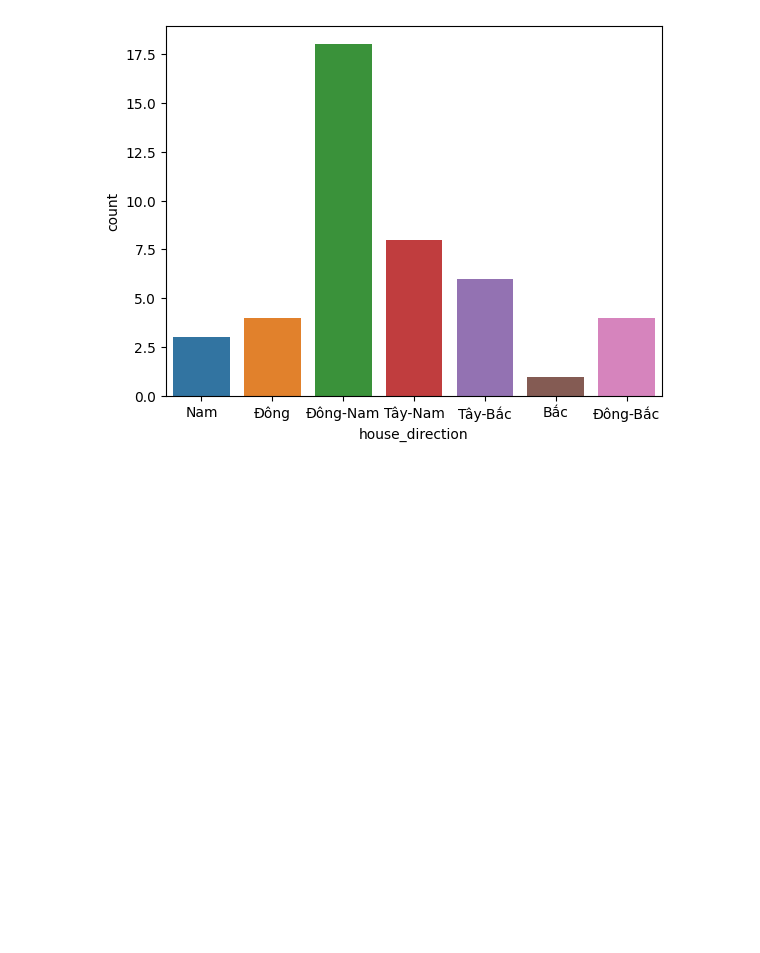
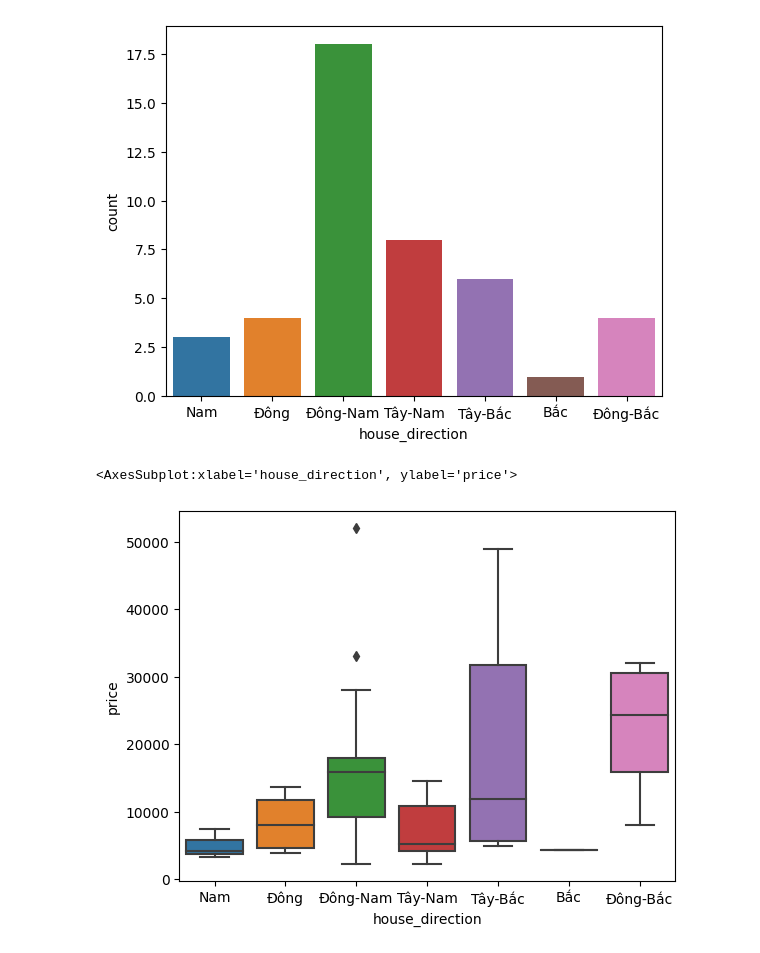
Before and after one commit to federline218/thanhnguyen, a Jupyter notebook: [Bài tập] Vẽ biểu đồ kết hợp – House Price Đống Đa.ipynb, the cells around one changed output. Drawn from its saved outputs; the diff is of its cells as text; code cells hidden in the pictures; blank space fills up the shorter version.

```diff
--- a/[Bài tập] Vẽ biểu đồ kết hợp – House Price Đống Đa.ipynb
+++ b/[Bài tập] Vẽ biểu đồ kết hợp – House Price Đống Đa.ipynb
@@ -56,4 +56,7 @@ sns.countplot(x ='house_direction', data = df)
 [figure]
 # %%
 # Vẽ biểu đồ boxplot thể hiện phân bố của giá nhà theo các hướng, nhận xét.
-sns.boxplot(x = "Year", y = "Price", data=df)
+sns.boxplot(x = "house_direction", y = "price", data=df)
+# %% [output]
+<AxesSubplot:xlabel='house_direction', ylabel='price'>
+[figure, added]
```
